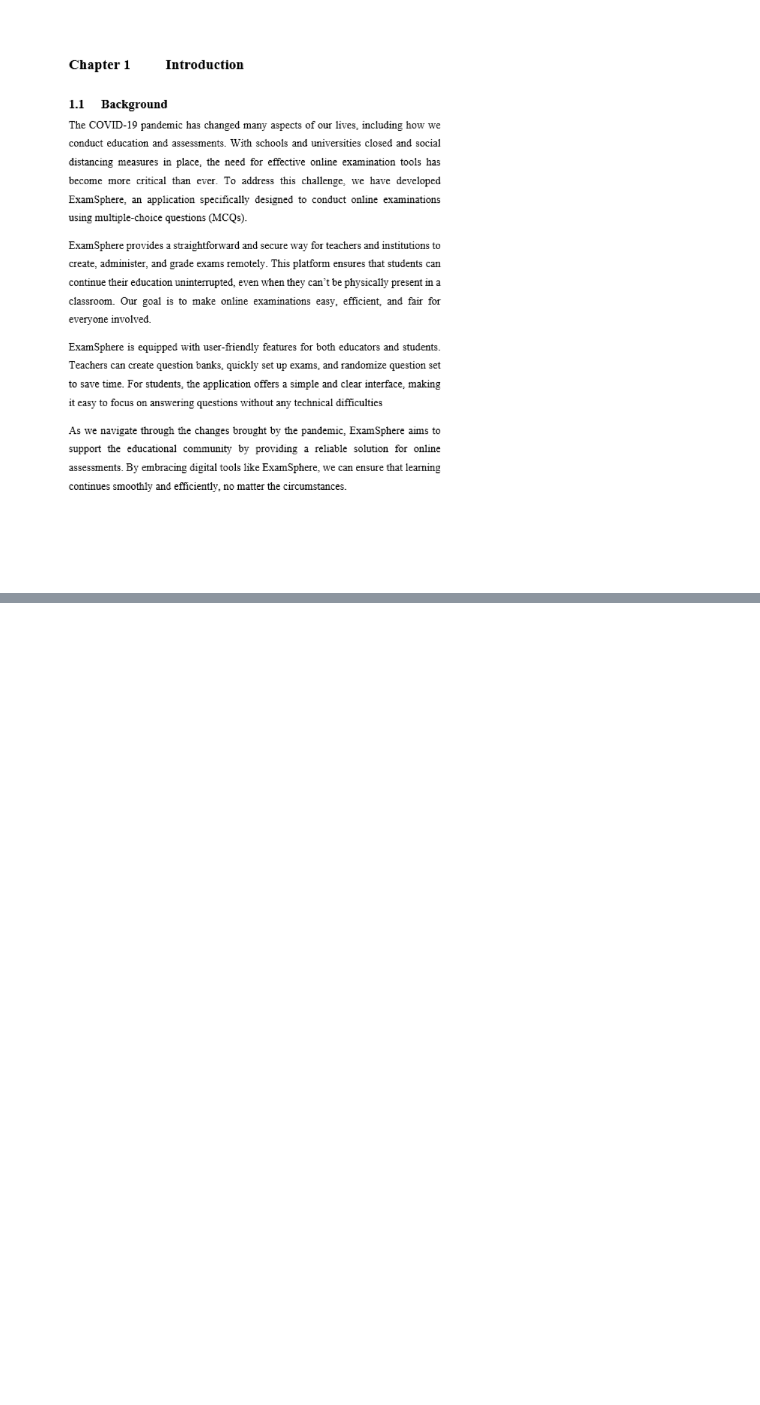
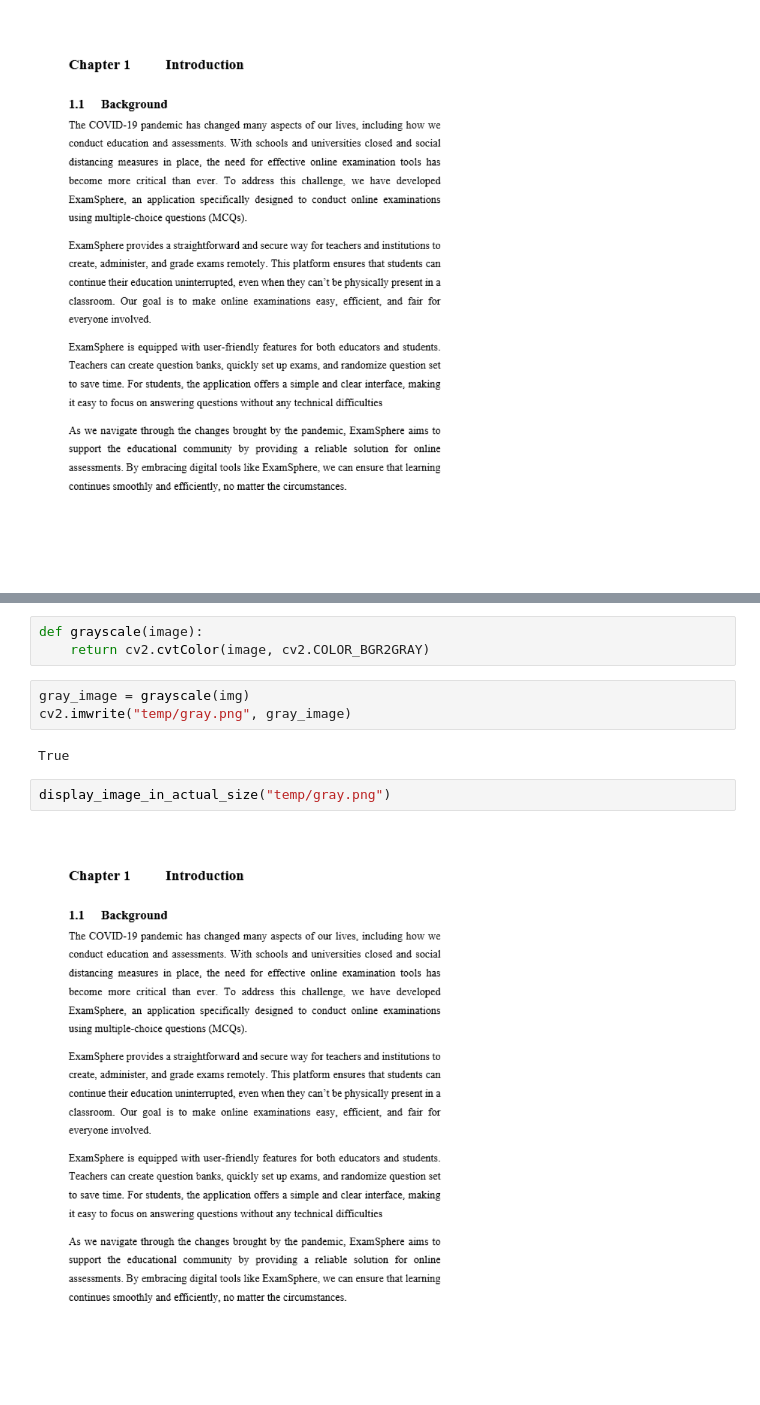
Before and after one commit to BiratBC/ocr-with-opencv-tesseract, a Jupyter notebook: opencv_image.ipynb, the cells around one changed output, grey strips where cells are left out. Saved outputs shown, nothing was run; the diff lists cells and outputs as text; blank space fills up the shorter version.

```diff
--- a/opencv_image.ipynb
+++ b/opencv_image.ipynb
@@ -52,0 +70,12 @@ display_image_in_actual_size(image_file)
+# %%
+def grayscale(image):
+    return cv2.cvtColor(image, cv2.COLOR_BGR2GRAY)
+# %%
+gray_image = grayscale(img)
+cv2.imwrite("temp/gray.png", gray_image)
+# %% [output]
+True
+# %%
+display_image_in_actual_size("temp/gray.png")
+# %% [output]
+[figure, added]
```
Also changed, not shown: parts of 10 cells of this notebook, 3 other files.
